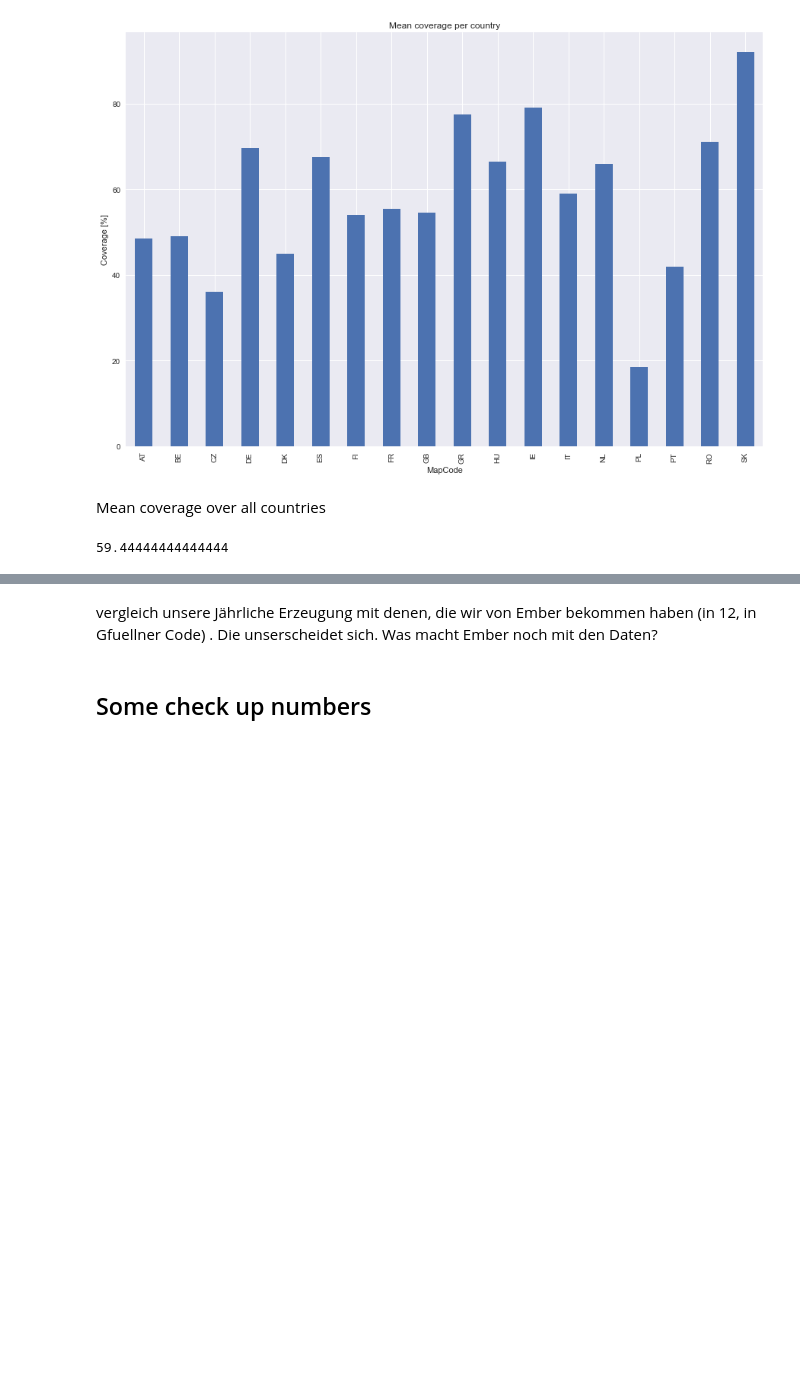
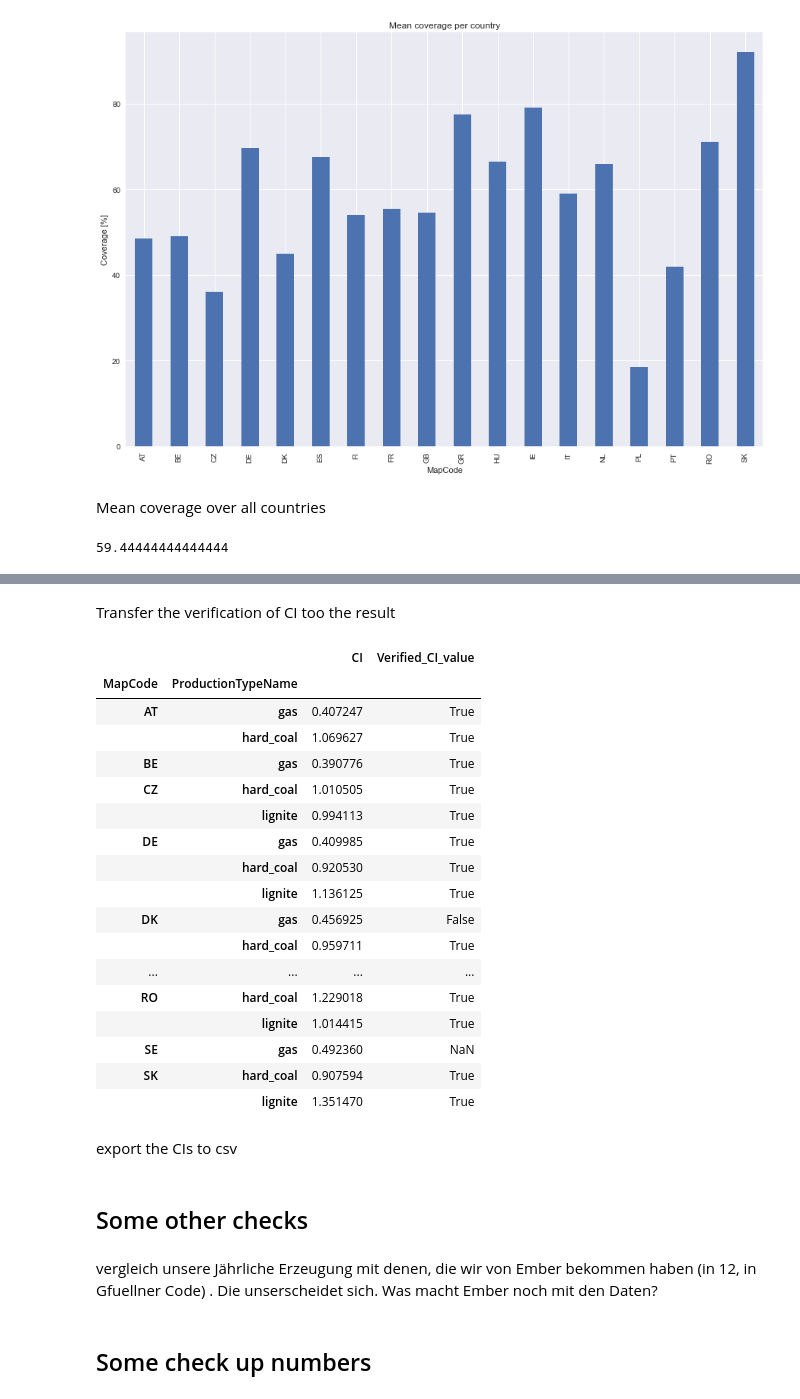
Before and after one commit to INATECH-CIG/CO2_emissions_factors, a Jupyter notebook: CO2 calculation bottom up methode.ipynb, the cells around one changed output, grey strips where cells are left out. Cells and saved outputs as stored; diff of their text form; code cells hidden in the pictures; blank space fills up the shorter version.

```diff
--- a/CO2 calculation bottom up methode.ipynb
+++ b/CO2 calculation bottom up methode.ipynb
@@ -547,0 +545,2 @@ CI_tech_country[('DE','Fossil Brown coal/Lignite')]
+# %%
+gen_data_comparison['Verified_for_CI_value'] = (round(gen_data_comparison['gen_covered_pro']) > 30)
@@ -547,0 +554,31 @@ CI_tech_country[('DE','Fossil Brown coal/Lignite')]
+# %%
+gen_data_comparison = gen_data_comparison.set_index(['MapCode','ProductionTypeName'])
+# %%
+CI_PP_per_tech_country = CI_PP_per_tech_country.reset_index().rename(columns={0:'CI','countrycode':'MapCode'}).set_index(['MapCode','ProductionTypeName'])
+# %% [markdown]
+Transfer the verification of CI too the result
+# %%
+CI_PP_per_tech_country['Verified_CI_value'] = gen_data_comparison['Verified_for_CI_value']
+# %%
+CI_PP_per_tech_country
+# %% [output]
+|  |  | CI | Verified_CI_value |
+| MapCode | ProductionTypeName |  |  |
+| AT | gas | 0.407247 | True |
+|  | hard_coal | 1.069627 | True |
+| BE | gas | 0.390776 | True |
+| CZ | hard_coal | 1.010505 | True |
+|  | lignite | 0.994113 | True |
+| DE | gas | 0.409985 | True |
+|  | hard_coal | 0.920530 | True |
+|  | lignite | 1.136125 | True |
+| DK | gas | 0.456925 | False |
+|  | hard_coal | 0.959711 | True |
+| ... | ... | ... | ... |
+| RO | hard_coal | 1.229018 | True |
+|  | lignite | 1.014415 | True |
+| SE | gas | 0.492360 | NaN |
+| SK | hard_coal | 0.907594 | True |
+|  | lignite | 1.351470 | True |
+# %% [markdown]
+export the CIs to csv
@@ -548,3 +587,5 @@ CI_tech_country[('DE','Fossil Brown coal/Lignite')]
+# %% [markdown]
+## Some other checks
 # %%
 coverage_val = len(Powerplants_emission_EU_CI) / len(generation_unit_info.query('ProductionTypeName in @tech'))
 print("After validation we were able to allocate " + str(coverage_val*100) + " % of the power plants an emission value.")
```
Also changed, not shown: parts of 7 cells of this notebook.
